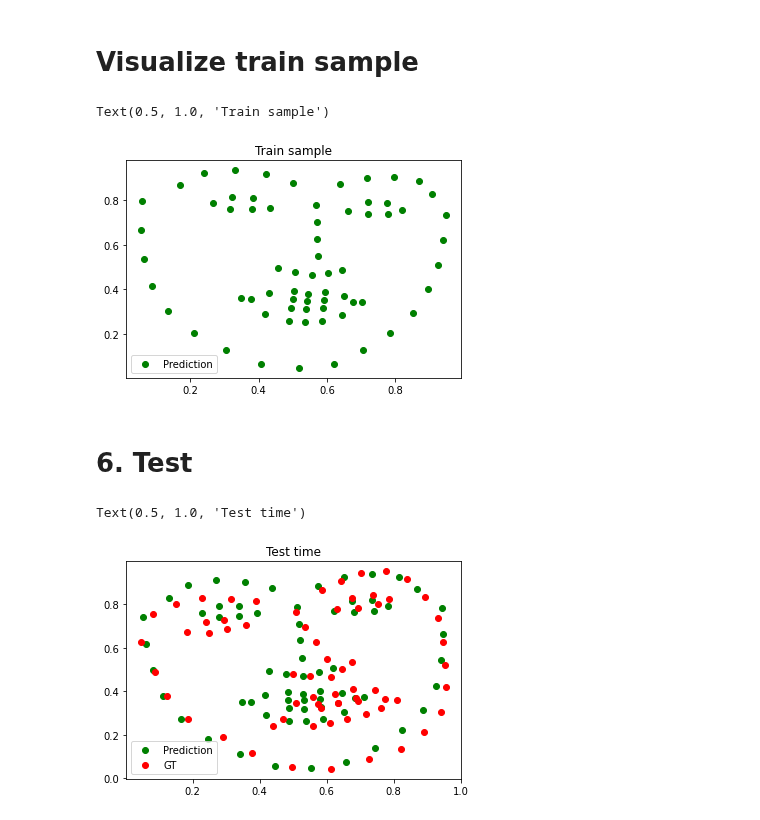
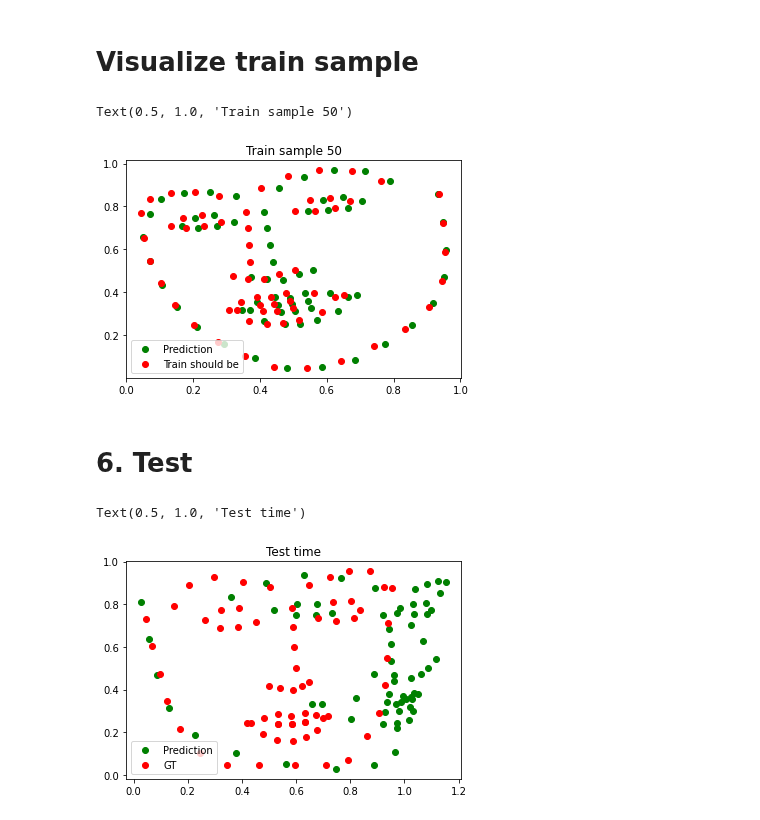
Before and after one commit to Pengchengzhi/Face-Alignment-DRF, a Jupyter notebook: main.ipynb, the cells around one changed output. Drawn from its saved outputs; the diff is of its cells as text; code cells hidden in the pictures.

```diff
--- a/main.ipynb
+++ b/main.ipynb
@@ -645,7 +740,7 @@ Text(0.5, 1.0, 'Trained Gaussian distribution')
 # %% [markdown]
 # Visualize train sample
 # %%
-ith = 2
+ith = 50
 
 x1 = points[ith][::2].cpu().detach().numpy()
 y1 = points[ith][1::2].cpu().detach().numpy()
@@ -655,13 +750,13 @@ points2 = torch.matmul(train_label_rf[:,0:rf_dim].cpu(), eig_vecs[0:rf_dim,:].cp
 
 x2 = points2[ith][::2].cpu().detach().numpy()
 y2 = points2[ith][1::2].cpu().detach().numpy()
-#plt.scatter(x2,y2,c='r',label='Train should be')
+plt.scatter(x2,y2,c='r',label='Train should be')
 
 plt.legend()
-plt.title("Train sample")
+plt.title("Train sample %d" %ith)
 # %% [output]
-Text(0.5, 1.0, 'Train sample')
+Text(0.5, 1.0, 'Train sample 50')
-[figure, old version]
+[figure, new version]
 # %% [markdown]
 # 6. Test
 # %%
@@ -671,20 +766,20 @@ test_outputs2 = test_outputs/torch.sum(test_outputs,axis=1,keepdims=True)
 test_pred_value = torch.matmul(test_outputs2, states['mu'])
 test_points = (torch.matmul(test_pred_value, eig_vecs[:rf_dim,:])+mean_shape) #(200,136)
 # %%
-jth = 50
+jth = 2
 
 x1 = test_points[jth][::2].cpu().detach().numpy()
 y1 = test_points[jth][1::2].cpu().detach().numpy()
 plt.scatter(x1,y1,c='g',label='Prediction')
 
 test_points2 = torch.matmul(train_label_rf[:,0:rf_dim].cpu(), eig_vecs[0:rf_dim,:].cpu())+mean_shape.cpu()
 
 x2 = test_label[jth][::2].cpu().detach().numpy()
 y2 = test_label[jth][1::2].cpu().detach().numpy()
 plt.scatter(x2,y2,c='r',label='GT')
 
 plt.legend()
 plt.title("Test time")
 # %% [output]
 Text(0.5, 1.0, 'Test time')
-[figure, old version]
+[figure, new version]
```
Also changed, not shown: parts of 12 cells of this notebook.
